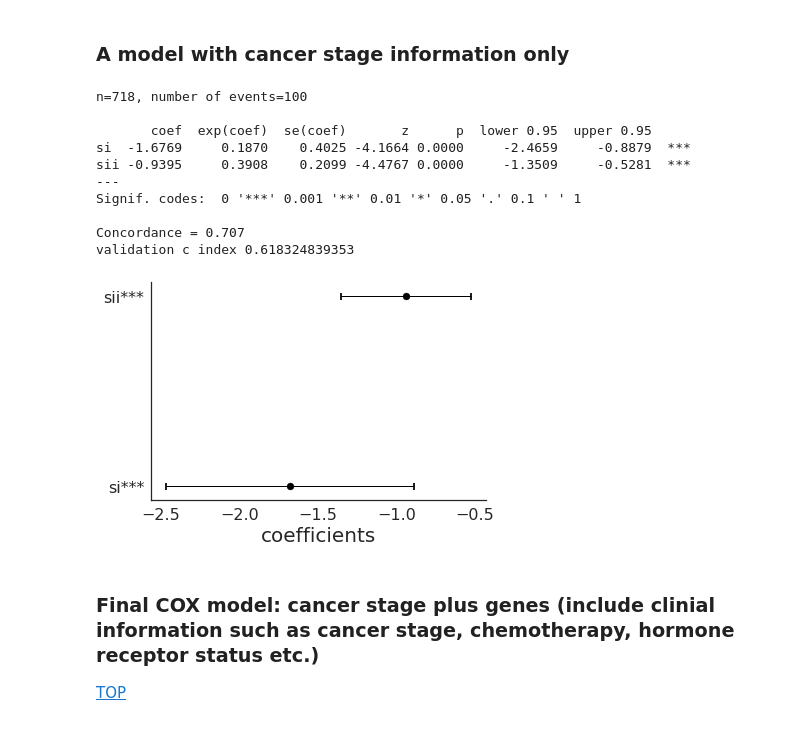
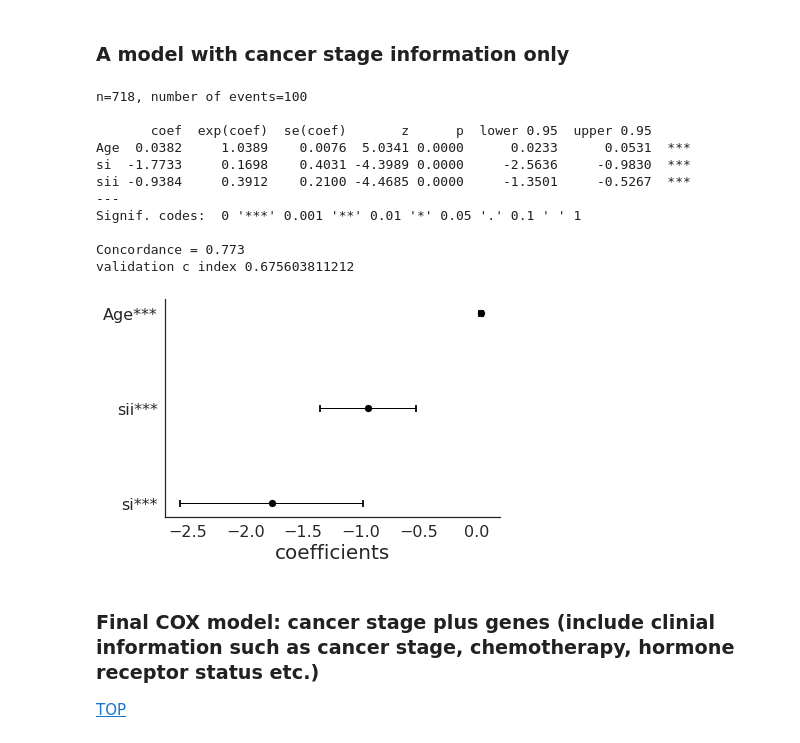
Before and after one commit to emindeniz/Precision-Prognosis, a Jupyter notebook: Breast_cancer_chemo.ipynb, the cells around one changed output. Drawn from its saved outputs; the diff is of its cells as text; code cells hidden in the pictures.

```diff
--- a/Breast_cancer_chemo.ipynb
+++ b/Breast_cancer_chemo.ipynb
@@ -224,4 +226,7 @@ plt.ylabel("Patient count",**axis_font)
 ax.spines['top'].set_color('none')
 ax.spines['right'].set_color('none')
 plt.tick_params(axis='both', which='major', labelsize=20)
+ax.text(25,50,'median age:'+str(patient_df['Age'].median()),fontsize=18)
+print(patient_df['Age'].median())
+patient_df['Age'].fillna(patient_df['Age'].median(),inplace=True)
 # %% [output]
@@ -484 +456,9 @@ Genes passing significance level:
 ['SYT14', 'SSX2IP', 'PAK1', 'EIF3M', 'LIMCH1'] [0.0, 2.403109425162, 6.135199881266002, 12.005094159889998, 15.628450837010007]
+# %%
+plt.figure(figsize=(3,6))
+sns.set(style='white')
+ax = sns.countplot(x='favorable', data=selected_genes)
+ax.spines['top'].set_color('none')
+ax.spines['right'].set_color('none')
+ax.grid(False)
+plt.show()
@@ -679,45 +644,46 @@ Concordance index from the validation set: 0.61212054066
 ### A model with cancer  stage information only
 # %%
 stage_dummies = pd.get_dummies(patient_df['Stage_number']).rename(columns={-1:'unk',1:'si',2:'sii',3:'siii',4:'siv'})
-stage_dummies.drop(['unk'],axis=1,inplace=True)
-#stage_dummies.drop(['siv'],axis=1,inplace=True)
-COX_dataset = pd.concat([patient_df.loc[:,['Days','Vitality','HR_status']],stage_dummies,],axis=1)
+#stage_dummies.drop(['unk'],axis=1,inplace=True)
+stage_dummies.drop(['siv'],axis=1,inplace=True)
+COX_dataset = pd.concat([patient_df.loc[:,['Days','Vitality','HR_status','Age']],stage_dummies,],axis=1)
 
 cph = COXPH_backward_elimination(COX_dataset,penalizer=0)
 cph.print_summary()
 cph.plot()
 final_factors = cph.summary.index.tolist()
 
 ax = plt.gca()
 axis_font = {'fontname':'DejaVu Sans', 'size':'20'}
 plt.xlabel("coefficients",**axis_font)
 ax.spines['top'].set_color('none')
 ax.spines['right'].set_color('none')
 plt.tick_params(axis='both', which='major', labelsize=16)
 
 # Model validation
 stage_dummies = pd.get_dummies(valid_df['Stage_number']).rename(columns={-1:'unk',1:'si',2:'sii',3:'siii',4:'siv'})
 stage_dummies.drop(['siv'],axis=1,inplace=True)
 
-COX_dataset = pd.concat([valid_df.loc[:,['Days','Vitality','HR_status']],stage_dummies,],axis=1)
+COX_dataset = pd.concat([valid_df.loc[:,['Days','Vitality','HR_status','Age']],stage_dummies,],axis=1)
 
 c_index = concordance_index(COX_dataset['Days'],
                             -cph.predict_partial_hazard(COX_dataset[final_factors]).values.ravel(),
                                         COX_dataset['Vitality'])
 
 print('validation c index',c_index)
 # %% [output]
 n=718, number of events=100
 
        coef  exp(coef)  se(coef)       z      p  lower 0.95  upper 0.95
-si  -1.6769     0.1870    0.4025 -4.1664 0.0000     -2.4659     -0.8879  ***
-sii -0.9395     0.3908    0.2099 -4.4767 0.0000     -1.3509     -0.5281  ***
+Age  0.0382     1.0389    0.0076  5.0341 0.0000      0.0233      0.0531  ***
+si  -1.7733     0.1698    0.4031 -4.3989 0.0000     -2.5636     -0.9830  ***
+sii -0.9384     0.3912    0.2100 -4.4685 0.0000     -1.3501     -0.5267  ***
 ---
 Signif. codes:  0 '***' 0.001 '**' 0.01 '*' 0.05 '.' 0.1 ' ' 1
 
-Concordance = 0.707
-validation c index 0.618324839353
+Concordance = 0.773
+validation c index 0.675603811212
-[figure, old version]
+[figure, new version]
 # %% [markdown]
 <a id='cell6'></a>
 
```
Also changed, not shown: parts of 24 cells of this notebook, 2 other files.
